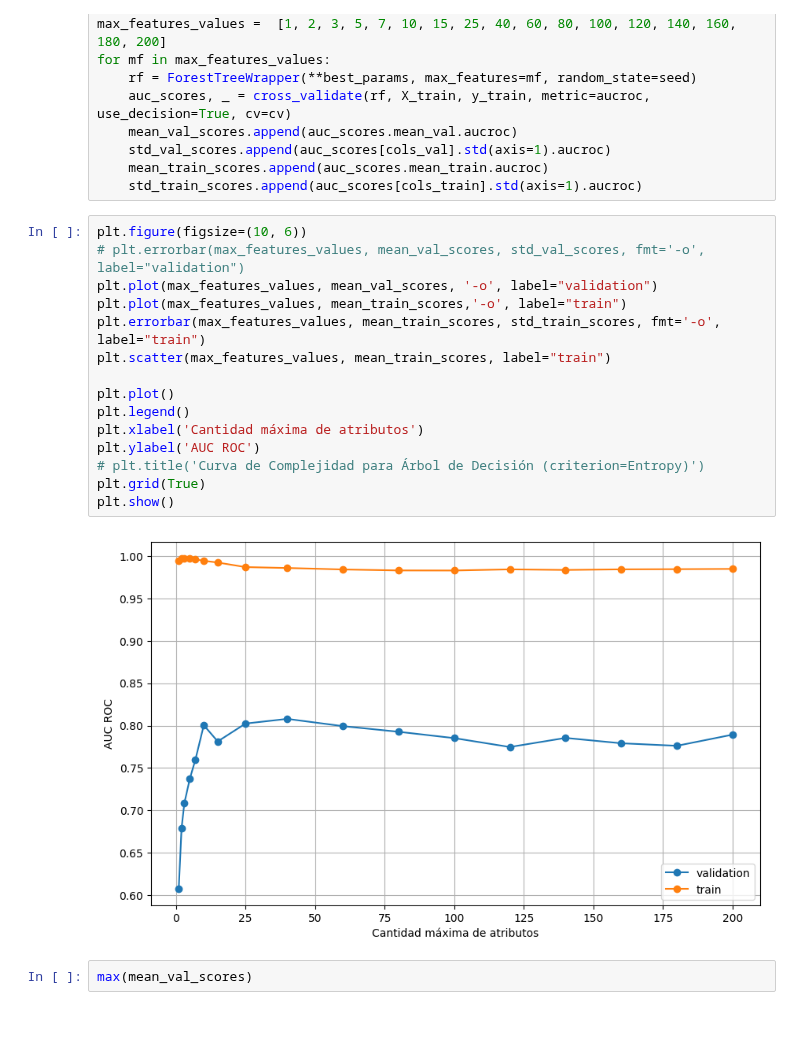
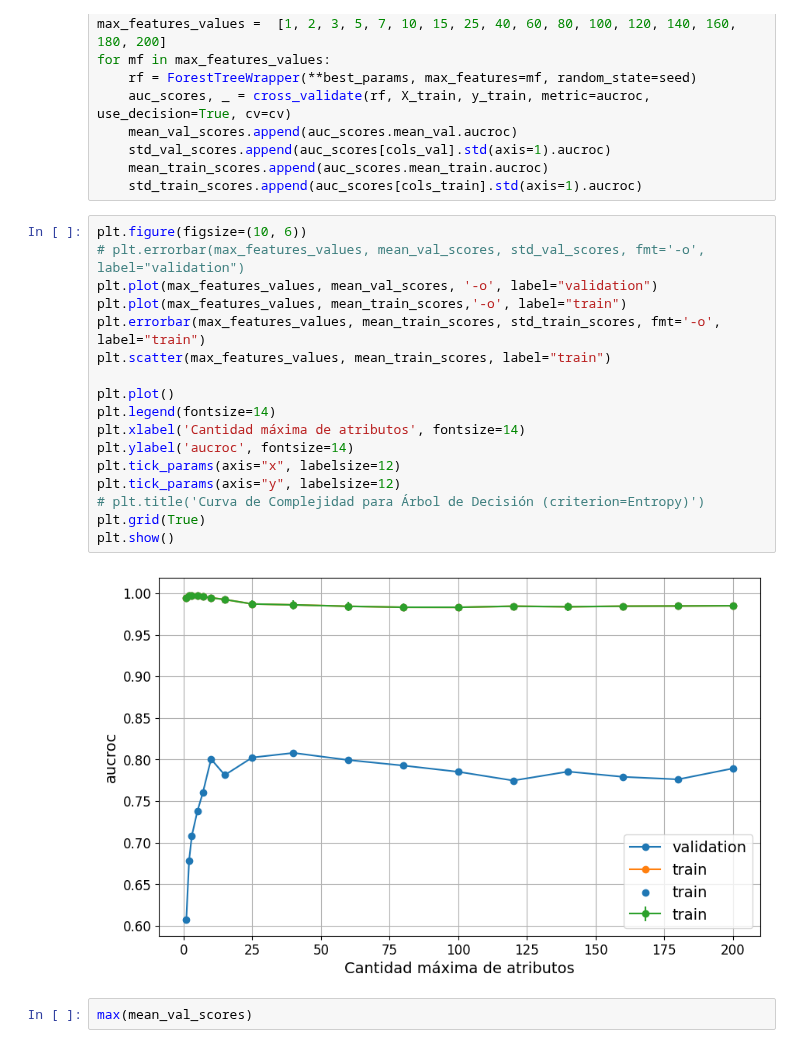
Before and after one commit to fedeaar/aa-tp01, a Jupyter notebook: experimentacion/ej4_3.ipynb, the cells around one changed output. Saved outputs shown, nothing was run; the diff lists cells and outputs as text; blank space fills up the shorter version.

```diff
--- a/experimentacion/ej4_3.ipynb
+++ b/experimentacion/ej4_3.ipynb
@@ -67,20 +79,22 @@ for mf in max_features_values:
 # %%
 plt.figure(figsize=(10, 6))
 # plt.errorbar(max_features_values, mean_val_scores, std_val_scores, fmt='-o', label="validation")
 plt.plot(max_features_values, mean_val_scores, '-o', label="validation")
 plt.plot(max_features_values, mean_train_scores,'-o', label="train")
 plt.errorbar(max_features_values, mean_train_scores, std_train_scores, fmt='-o', label="train")
 plt.scatter(max_features_values, mean_train_scores, label="train")
 
 plt.plot()
-plt.legend()
-plt.xlabel('Cantidad máxima de atributos')
-plt.ylabel('AUC ROC')
+plt.legend(fontsize=14)
+plt.xlabel('Cantidad máxima de atributos', fontsize=14)
+plt.ylabel('aucroc', fontsize=14)
+plt.tick_params(axis="x", labelsize=12)
+plt.tick_params(axis="y", labelsize=12)
 # plt.title('Curva de Complejidad para Árbol de Decisión (criterion=Entropy)')
 plt.grid(True)
 plt.show()
 # %% [output]
-[figure, old version]
+[figure, new version]
 # %%
 max(mean_val_scores)
 # %% [output]
```
Also changed, not shown: parts of 2 cells of this notebook, 14 other files.
